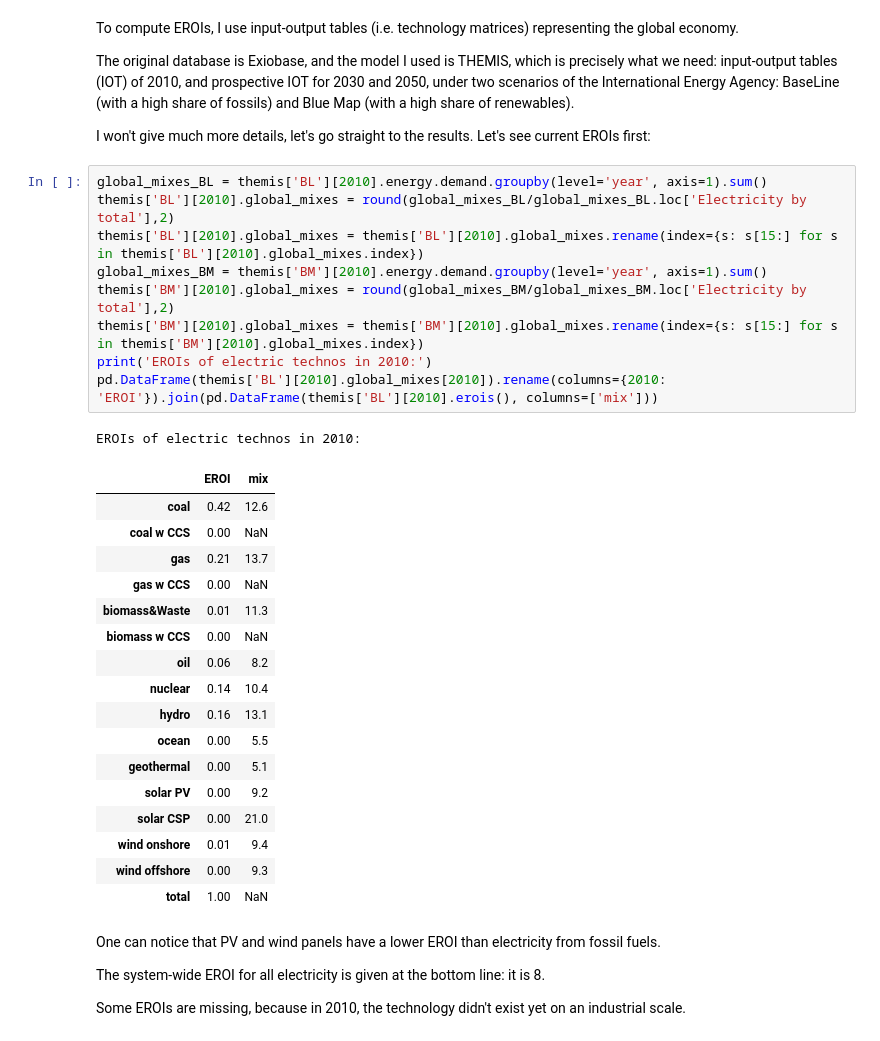
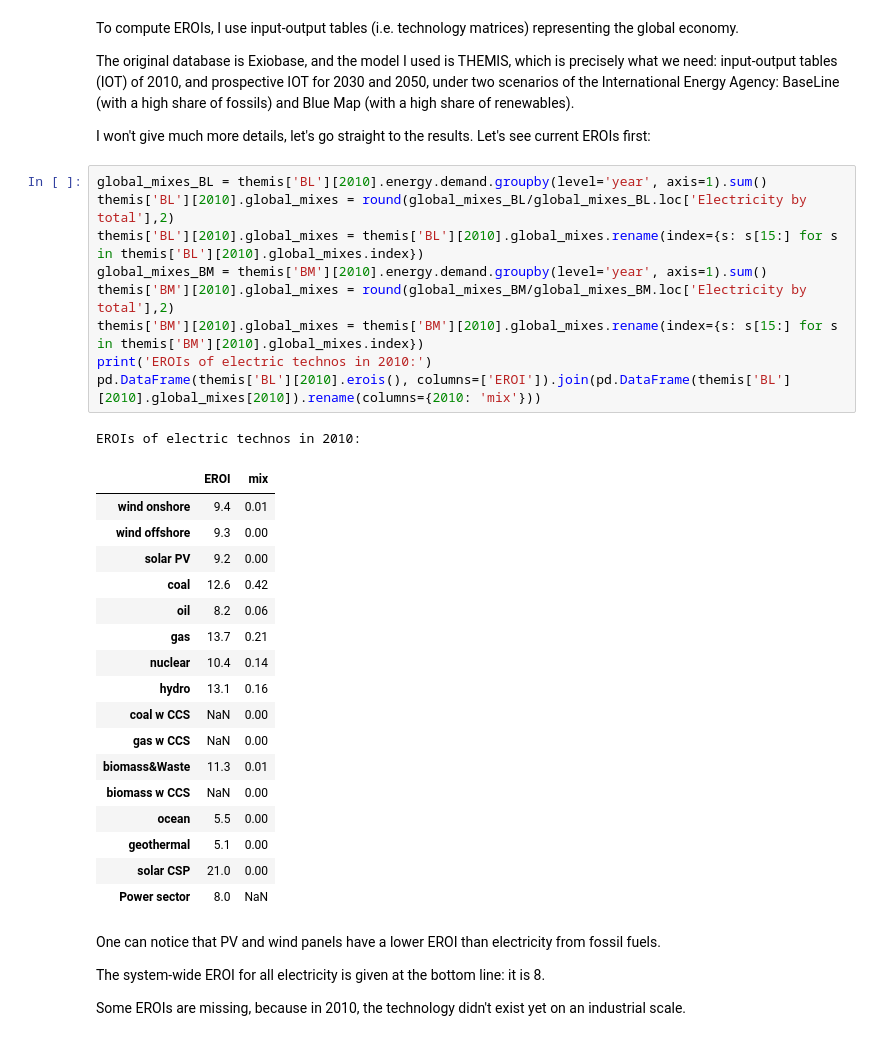
Before and after one commit to IndEcol/pymrio, a Jupyter notebook: Evolution of EROIs.ipynb, the cells around one changed output. Drawn from its saved outputs; the diff is of its cells as text.

```diff
--- a/Evolution of EROIs.ipynb
+++ b/Evolution of EROIs.ipynb
@@ -166,31 +166,31 @@ I won't give much more details, let's go straight to the results. Let's see curr
 # %%
 global_mixes_BL = themis['BL'][2010].energy.demand.groupby(level='year', axis=1).sum()
 themis['BL'][2010].global_mixes = round(global_mixes_BL/global_mixes_BL.loc['Electricity by total'],2)
 themis['BL'][2010].global_mixes = themis['BL'][2010].global_mixes.rename(index={s: s[15:] for s in themis['BL'][2010].global_mixes.index})
 global_mixes_BM = themis['BM'][2010].energy.demand.groupby(level='year', axis=1).sum()
 themis['BM'][2010].global_mixes = round(global_mixes_BM/global_mixes_BM.loc['Electricity by total'],2)
 themis['BM'][2010].global_mixes = themis['BM'][2010].global_mixes.rename(index={s: s[15:] for s in themis['BM'][2010].global_mixes.index})
 print('EROIs of electric technos in 2010:')
-pd.DataFrame(themis['BL'][2010].global_mixes[2010]).rename(columns={2010: 'EROI'}).join(pd.DataFrame(themis['BL'][2010].erois(), columns=['mix']))
+pd.DataFrame(themis['BL'][2010].erois(), columns=['EROI']).join(pd.DataFrame(themis['BL'][2010].global_mixes[2010]).rename(columns={2010: 'mix'}))
 # %% [output]
 EROIs of electric technos in 2010:
 |  | EROI | mix |
-| coal | 0.42 | 12.6 |
-| coal w CCS | 0.00 | NaN |
-| gas | 0.21 | 13.7 |
-| gas w CCS | 0.00 | NaN |
-| biomass&Waste | 0.01 | 11.3 |
-| biomass w CCS | 0.00 | NaN |
-| oil | 0.06 | 8.2 |
-| nuclear | 0.14 | 10.4 |
-| hydro | 0.16 | 13.1 |
-| ocean | 0.00 | 5.5 |
-| geothermal | 0.00 | 5.1 |
-| solar PV | 0.00 | 9.2 |
-| solar CSP | 0.00 | 21.0 |
-| wind onshore | 0.01 | 9.4 |
-| wind offshore | 0.00 | 9.3 |
-| total | 1.00 | NaN |
+| wind onshore | 9.4 | 0.01 |
+| wind offshore | 9.3 | 0.00 |
+| solar PV | 9.2 | 0.00 |
+| coal | 12.6 | 0.42 |
+| oil | 8.2 | 0.06 |
+| gas | 13.7 | 0.21 |
+| nuclear | 10.4 | 0.14 |
+| hydro | 13.1 | 0.16 |
+| coal w CCS | NaN | 0.00 |
+| gas w CCS | NaN | 0.00 |
+| biomass&Waste | 11.3 | 0.01 |
+| biomass w CCS | NaN | 0.00 |
+| ocean | 5.5 | 0.00 |
+| geothermal | 5.1 | 0.00 |
+| solar CSP | 21.0 | 0.00 |
+| Power sector | 8.0 | NaN |
 # %% [markdown]
 One can notice that PV and wind panels have a lower EROI than electricity from fossil fuels.
 
```
Also changed, not shown: parts of 1 cell of this notebook.
